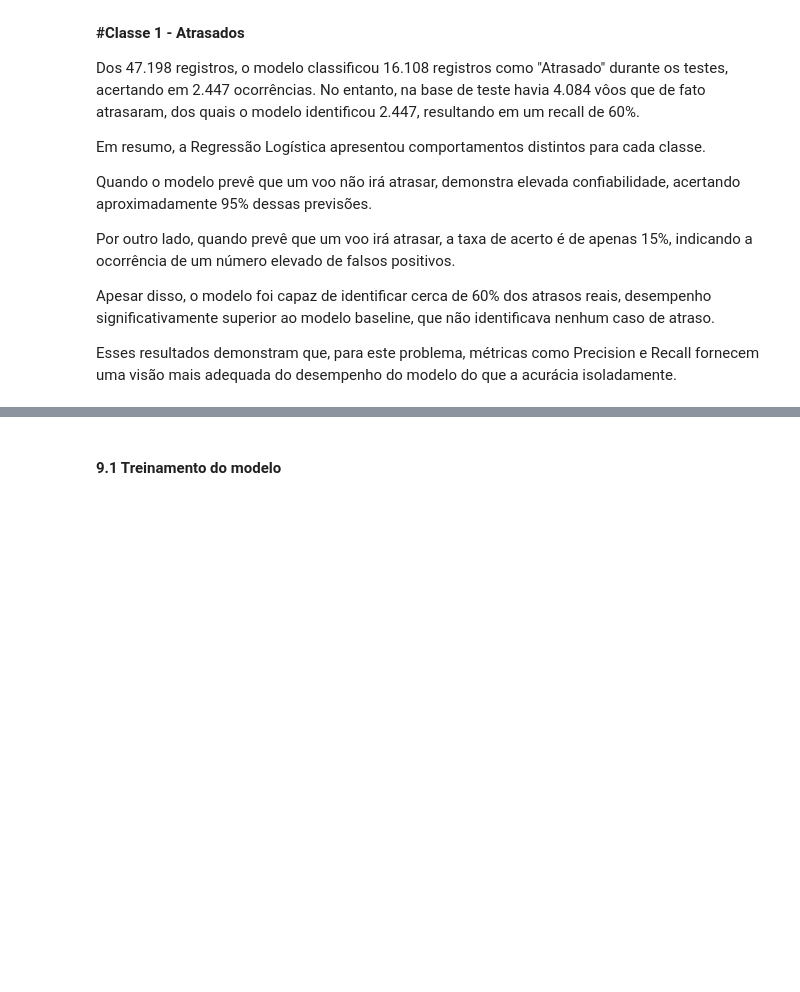
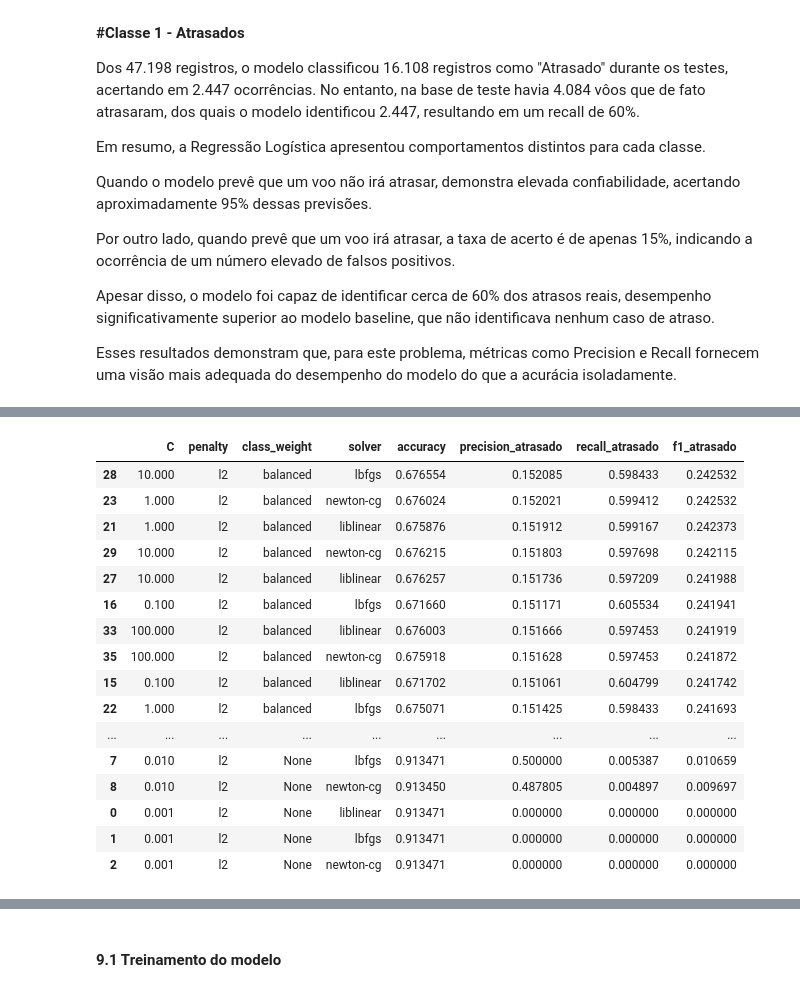
Before and after one commit to Silvinharl/MVP_Machine_Learning, a Jupyter notebook: MVP_Voos_ANAC.ipynb, the cells around one changed output, grey strips where cells are left out. Saved outputs shown, nothing was run; the diff lists cells and outputs as text; code cells hidden in the pictures; blank space fills up the shorter version.

```diff
--- a/MVP_Voos_ANAC.ipynb
+++ b/MVP_Voos_ANAC.ipynb
@@ -897,0 +906,69 @@ Esses resultados demonstram que, para este problema, métricas como Precision e
+# %%
+from sklearn.linear_model import LogisticRegression
+from sklearn.metrics import accuracy_score, precision_score, recall_score, f1_score
+from itertools import product
+
+parametros_logistic = []
+
+for C, class_weight, solver in product(
+    [0.001, 0.01, 0.1, 1, 10, 100],
+    [None, "balanced"],
+    ["liblinear", "lbfgs", "newton-cg"]
+):
+    parametros_logistic.append({
+        "C": C,
+        "penalty": "l2",
+        "class_weight": class_weight,
+        "solver": solver
+    })
+
+resultados_logistic = []
+
+for params in parametros_logistic:
+    modelo = LogisticRegression(
+        C=params["C"],
+        penalty=params["penalty"],
+        class_weight=params["class_weight"],
+        solver=params["solver"],
+        max_iter=1000,
+        random_state=42
+    )
+
+    modelo.fit(X_train_lr, y_train)
+    y_pred = modelo.predict(X_test_lr)
+
+    resultados_logistic.append({
+        "C": params["C"],
+        "penalty": params["penalty"],
+        "class_weight": params["class_weight"],
+        "solver": params["solver"],
+        "accuracy": accuracy_score(y_test, y_pred),
+        "precision_atrasado": precision_score(y_test, y_pred, pos_label=1, zero_division=0),
+        "recall_atrasado": recall_score(y_test, y_pred, pos_label=1, zero_division=0),
+        "f1_atrasado": f1_score(y_test, y_pred, pos_label=1, zero_division=0)
+    })
+
+resultados_logistic_df = pd.DataFrame(resultados_logistic)
+
+resultados_logistic_df.sort_values(
+    by=["f1_atrasado", "recall_atrasado"],
+    ascending=False
+)
+# %% [output]
+|  | C | penalty | class_weight | solver | accuracy | precision_atrasado | recall_atrasado | f1_atrasado |
+| 28 | 10.000 | l2 | balanced | lbfgs | 0.676554 | 0.152085 | 0.598433 | 0.242532 |
+| 23 | 1.000 | l2 | balanced | newton-cg | 0.676024 | 0.152021 | 0.599412 | 0.242532 |
+| 21 | 1.000 | l2 | balanced | liblinear | 0.675876 | 0.151912 | 0.599167 | 0.242373 |
+| 29 | 10.000 | l2 | balanced | newton-cg | 0.676215 | 0.151803 | 0.597698 | 0.242115 |
+| 27 | 10.000 | l2 | balanced | liblinear | 0.676257 | 0.151736 | 0.597209 | 0.241988 |
+| 16 | 0.100 | l2 | balanced | lbfgs | 0.671660 | 0.151171 | 0.605534 | 0.241941 |
+| 33 | 100.000 | l2 | balanced | liblinear | 0.676003 | 0.151666 | 0.597453 | 0.241919 |
+| 35 | 100.000 | l2 | balanced | newton-cg | 0.675918 | 0.151628 | 0.597453 | 0.241872 |
+| 15 | 0.100 | l2 | balanced | liblinear | 0.671702 | 0.151061 | 0.604799 | 0.241742 |
+| 22 | 1.000 | l2 | balanced | lbfgs | 0.675071 | 0.151425 | 0.598433 | 0.241693 |
+| ... | ... | ... | ... | ... | ... | ... | ... | ... |
+| 7 | 0.010 | l2 | None | lbfgs | 0.913471 | 0.500000 | 0.005387 | 0.010659 |
+| 8 | 0.010 | l2 | None | newton-cg | 0.913450 | 0.487805 | 0.004897 | 0.009697 |
+| 0 | 0.001 | l2 | None | liblinear | 0.913471 | 0.000000 | 0.000000 | 0.000000 |
+| 1 | 0.001 | l2 | None | lbfgs | 0.913471 | 0.000000 | 0.000000 | 0.000000 |
+| 2 | 0.001 | l2 | None | newton-cg | 0.913471 | 0.000000 | 0.000000 | 0.000000 |
```
Also changed, not shown: parts of 21 cells of this notebook.
